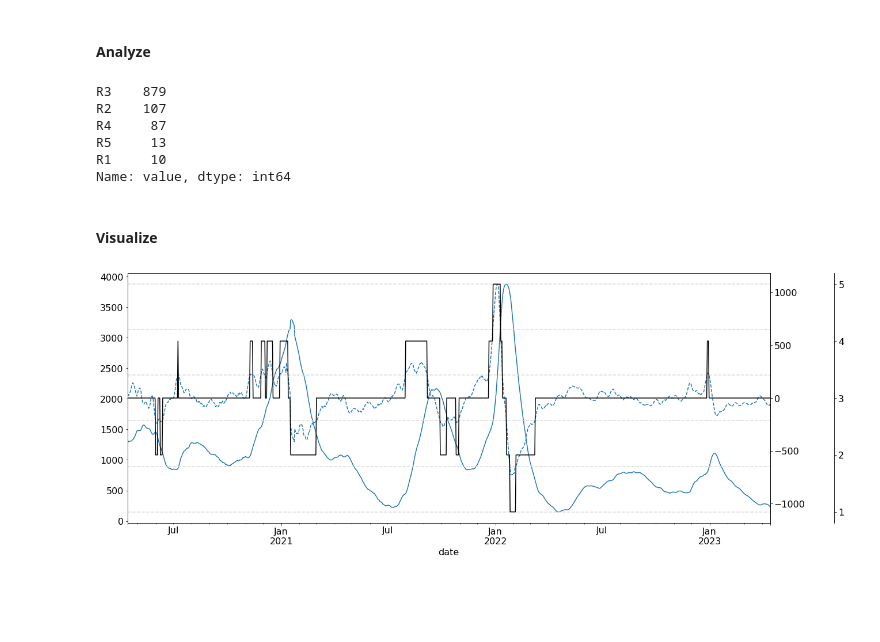
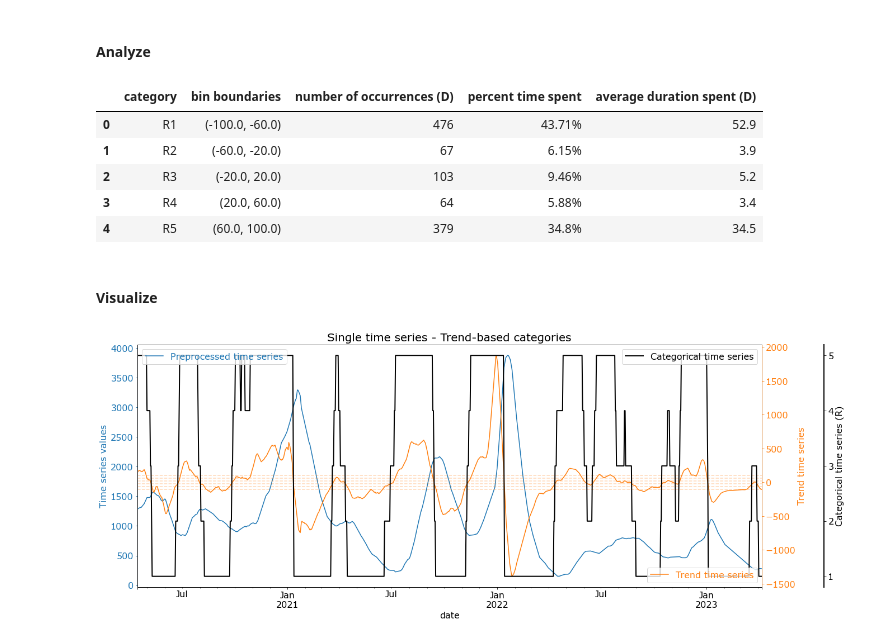
Before and after one commit to NSSAC/PEpiTA, a Jupyter notebook: workflow_notebook.ipynb, the cells around one changed output. Cells and saved outputs as stored; diff of their text form; code cells hidden in the pictures; blank space fills up the shorter version.

Commit message:
custom bin and tooltip

```diff
--- a/workflow_notebook.ipynb
+++ b/workflow_notebook.ipynb
@@ -15,41 +15,47 @@ import pandas as pd
 input_ts = pd.read_csv('data/va_covid_occupancy.csv',parse_dates=['date'])
 # %% [markdown]
 #### Preprocess
+# %%
+### time series parameters
+freq = 'D'
+wf_type = 'single'
+
+### preprocess parameters
+fill_method = 'linear'
+
+### categorize parameters
+cat_method = 'T-rate'
+num_bins = 5
+win_size = 14
+custom_range = (-100,100)
 # %%
-pp_ts = preprocess.fill_dates(input_ts,'D')  ### fill dates
-
-fill_method = 'linear'
+pp_ts = preprocess.fill_dates(input_ts,freq)
 pp_ts = preprocess.fill_values(pp_ts,fill_method)
-
 pp_ts = preprocess.smoothing(pp_ts,7)
 # %% [markdown]
 #### Categorize
 # %%
-cat_method = 'T-rate'
-num_bins = 5
-win_size = 7
-
 if cat_method[0] == 'L':
-    cat_ts, bin_bounds = categorize.level_categorize(pp_ts,cat_method,num_bins)
+    cat_ts, bin_bounds = categorize.level_categorize(pp_ts,cat_method,num_bins,custom_range)
 else:
-    trend_ts, (cat_ts, bin_bounds) = categorize.trend_categorize(pp_ts,cat_method,win_size,num_bins)
+    trend_ts, (cat_ts, bin_bounds) = categorize.trend_categorize(pp_ts,cat_method,win_size,num_bins,custom_range)
 # %% [markdown]
 #### Analyze
 # %%
-analyze.cat_counts(cat_ts)
+analyze.single_ts_analyze(cat_ts,bin_bounds,freq)
 # %% [output]
-R3    879
-R2    107
-R4     87
-R5     13
-R1     10
-Name: value, dtype: int64
+|  | category | bin boundaries | number of occurrences (D) | percent time spent | average duration spent (D) |
+| 0 | R1 | (-100.0, -60.0) | 476 | 43.71% | 52.9 |
+| 1 | R2 | (-60.0, -20.0) | 67 | 6.15% | 3.9 |
+| 2 | R3 | (-20.0, 20.0) | 103 | 9.46% | 5.2 |
+| 3 | R4 | (20.0, 60.0) | 64 | 5.88% | 3.4 |
+| 4 | R5 | (60.0, 100.0) | 379 | 34.8% | 34.5 |
 # %% [markdown]
 #### Visualize
 # %%
 if cat_method[0] == 'L':
-    visualize.dualPlot(pp_ts,cat_ts,bin_bounds)
+    visualize.single_ts_level_plot_nosave(pp_ts,cat_ts,bin_bounds)
 else:
-    visualize.triplePlot(pp_ts,trend_ts,cat_ts,bin_bounds)
+    visualize.single_ts_trend_plot_nosave(pp_ts,trend_ts,cat_ts,bin_bounds)
 # %% [output]
-[figure, old version]
+[figure, new version]
```
Also changed, not shown: 13 other files.
